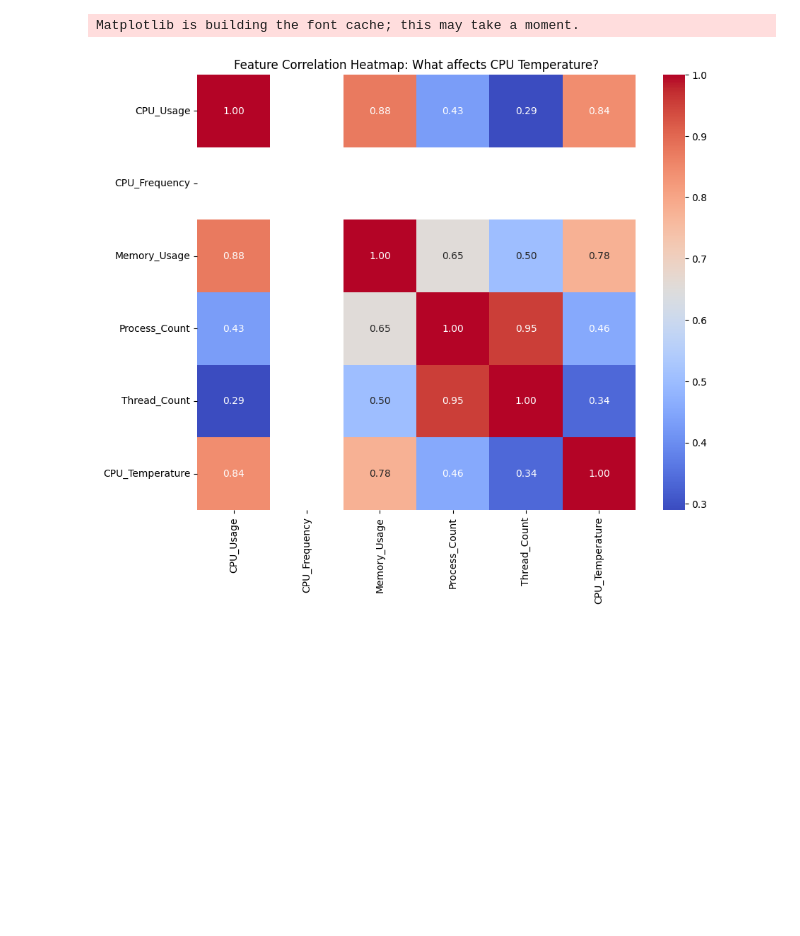
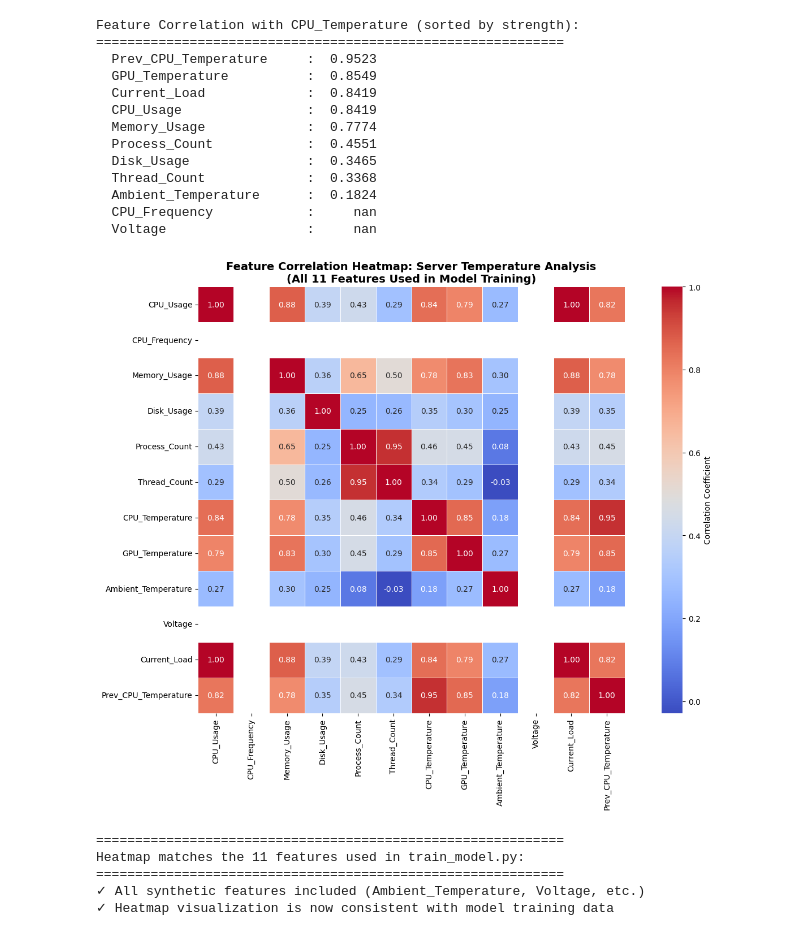
Before and after one commit to GarimaGoyat/server-cpu-temperature-prediction, a Jupyter notebook: notebooks/data_exploration.ipynb, the cells around one changed output. Cells and saved outputs as stored; diff of their text form; code cells hidden in the pictures; blank space fills up the shorter version.

```diff
--- a/notebooks/data_exploration.ipynb
+++ b/notebooks/data_exploration.ipynb
@@ -45,20 +108,64 @@ SUCCESS: Cleaned data saved as 'cleaned_server_data.csv'!
 # %%
+# ============================================================
+# CELL 4: Generate Feature Correlation Heatmap
+# ============================================================
+# This cell creates a comprehensive correlation heatmap showing
+# relationships between all 11 features and the target variable.
+#
+# NOTE: This cell is SELF-CONTAINED - it loads data from CSV
+# and does NOT require Cells 1-3 to be run first.
+# (However, the CSV must exist - so run Cell 3 first)
+
 import pandas as pd
 import seaborn as sns
 import matplotlib.pyplot as plt
 
-# 1. Load the cleaned data you just created
-df = pd.read_csv('../data/cleaned_server_data.csv')
+# Load the cleaned data with all 11 features from CSV
+df_loaded: pd.DataFrame = pd.read_csv('../data/cleaned_server_data.csv')
 
-# 2. Calculate the correlation matrix
-# This looks for patterns between every column
-correlation_matrix = df.corr()
+# Drop Timestamp (non-numeric) and calculate correlation for numeric features only
+df_numeric: pd.DataFrame = df_loaded.drop('Timestamp', axis=1)
+correlation_matrix: pd.DataFrame = df_numeric.corr()
 
-# 3. Create the Heatmap
-plt.figure(figsize=(10, 8))
-sns.heatmap(correlation_matrix, annot=True, cmap='coolwarm', fmt=".2f")
-plt.title('Feature Correlation Heatmap: What affects CPU Temperature?')
+print("Feature Correlation with CPU_Temperature (sorted by strength):")
+print("="*60)
+cpu_temp_corr = correlation_matrix['CPU_Temperature'].sort_values(ascending=False)
+for feature, corr_value in cpu_temp_corr.items():
+    if feature != 'CPU_Temperature':
+        print(f"  {feature:25s}: {corr_value:7.4f}")
+
+# Create comprehensive heatmap
+plt.figure(figsize=(14, 10))
+sns.heatmap(correlation_matrix, annot=True, cmap='coolwarm', fmt=".2f",
+            cbar_kws={'label': 'Correlation Coefficient'},
+            square=True, linewidths=0.5)
+plt.title('Feature Correlation Heatmap: Server Temperature Analysis\n(All 11 Features Used in Model Training)',
+          fontsize=14, fontweight='bold')
+plt.tight_layout()
 plt.show()
+
+print("\n" + "="*60)
+print("Heatmap matches the 11 features used in train_model.py:")
+print("="*60)
+print("✓ All synthetic features included (Ambient_Temperature, Voltage, etc.)")
+print("✓ Heatmap visualization is now consistent with model training data")
 # %% [output]
-Matplotlib is building the font cache; this may take a moment.
+Feature Correlation with CPU_Temperature (sorted by strength):
+============================================================
+  Prev_CPU_Temperature     :  0.9523
+  GPU_Temperature          :  0.8549
+  Current_Load             :  0.8419
+  CPU_Usage                :  0.8419
+  Memory_Usage             :  0.7774
+  Process_Count            :  0.4551
+  Disk_Usage               :  0.3465
+  Thread_Count             :  0.3368
+  Ambient_Temperature      :  0.1824
+  CPU_Frequency            :     nan
+  Voltage                  :     nan
-[figure, old version]
+[figure, new version]
+============================================================
+Heatmap matches the 11 features used in train_model.py:
+============================================================
+✓ All synthetic features included (Ambient_Temperature, Voltage, etc.)
+✓ Heatmap visualization is now consistent with model training data
```
Also changed, not shown: parts of 4 cells of this notebook, 21 other files.
